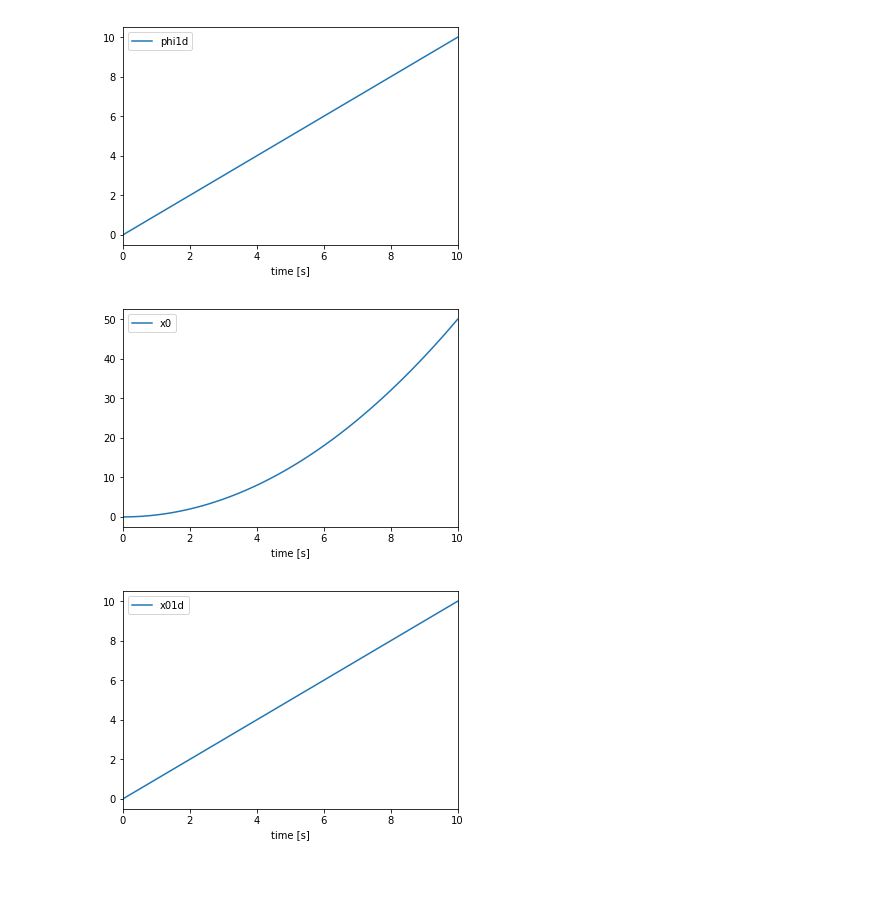
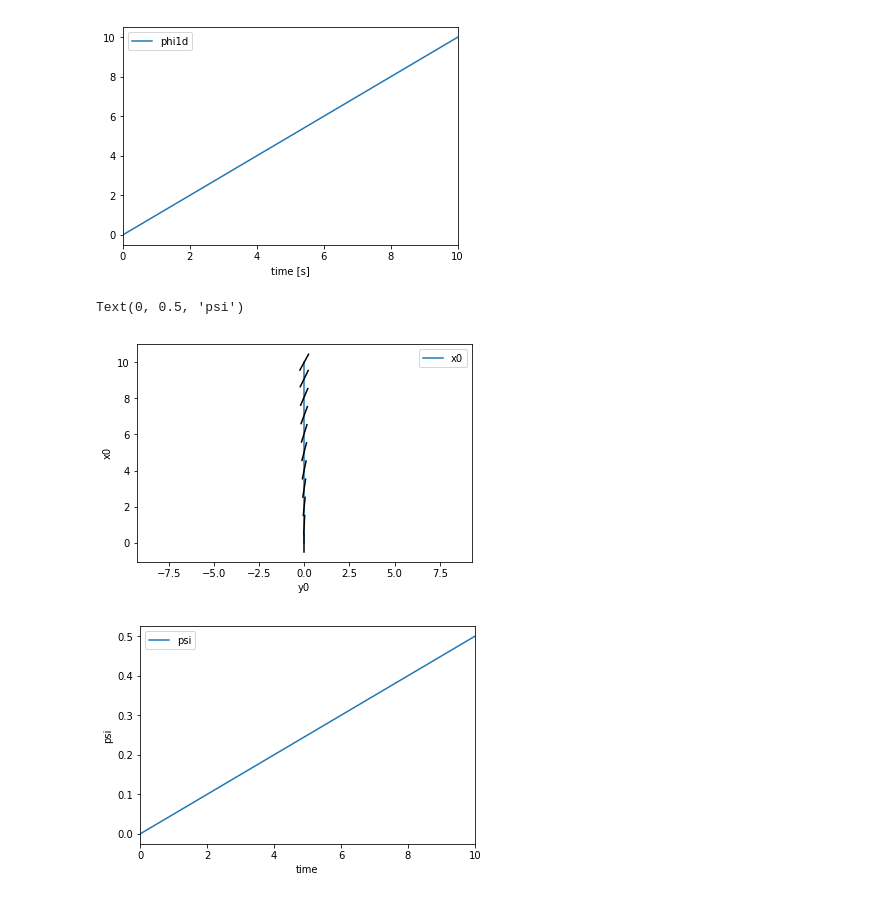
Before and after one commit to martinlarsalbert/motion-to-acceleration, a Jupyter notebook: rigid_body_6DOF.ipynb, the cells around one changed output. Drawn from its saved outputs; the diff is of its cells as text; code cells hidden in the pictures.

Commit message:
Added some track plot.

```diff
--- a/rigid_body_6DOF.ipynb
+++ b/rigid_body_6DOF.ipynb
@@ -212,24 +201,50 @@ ax.set_xlabel('time [s]');
 # %% [output]
 [figure]
 [figure]
+# %%
+def track_plot(df,ax, l=1, time_step='1S'):
+
+    df.plot(x='y0', y='x0',ax = ax)
+
+    df_ = df.copy()
+    df_.index = pd.TimedeltaIndex(df_.index,unit='s')
+    df_ = df_.resample(time_step).first()
+
+    def plot_body(row):
+        x = row['y0']
+        y = row['x0']
+        psi = row['psi']
+        xs = [x-l/2*np.sin(psi),x+l/2*np.sin(psi)]
+        ys = [y-l/2*np.cos(psi),y+l/2*np.cos(psi)]
+        ax.plot(xs,ys,'k-')
+
+    for index,row in df_.iterrows():
+        plot_body(row)
+
+    ax.set_xlabel('y0')
+    ax.set_ylabel('x0')
+    ax.axis('equal')
 # %%
 t = np.linspace(0,10,100)
 
 coordinates_ = [0, 0, 0, 0, 0, 0]
-speeds_ = [0, 0, 0, 0, 0, 0]
+speeds_ = [1, 0, 0, 0, 0, 1]
 
 start = np.array(coordinates_+speeds_)
 
-df = simulate(t=t, force_torque=[1,1,1,0,0,0],I_xx=1, I_yy=1, I_zz=1, mass=1)
+df = simulate(t=t, force_torque=[0,0.0,0,0,0,0.0],I_xx=1, I_yy=1, I_zz=1, mass=1,
+              initial_speeds=[1,0,0,0,0,0.05],initial_coordinates=[0, 0, 0, 0, 0, 0.0])
 
 
 fig,ax = plt.subplots()
-df.plot(y='x0', ax=ax);
-ax.set_xlabel('time [s]')
+track_plot(df,ax)
+
 
 fig,ax = plt.subplots()
-df.plot(y='x01d', ax=ax);
-ax.set_xlabel('time [s]');
+df.plot(y='psi', ax=ax);
+ax.set_xlabel('time')
+ax.set_ylabel('psi')
 # %% [output]
+Text(0, 0.5, 'psi')
-[figure, old version]
+[figure, new version]
-[figure, old version]
+[figure, new version]
```
Also changed, not shown: parts of 5 cells of this notebook.
